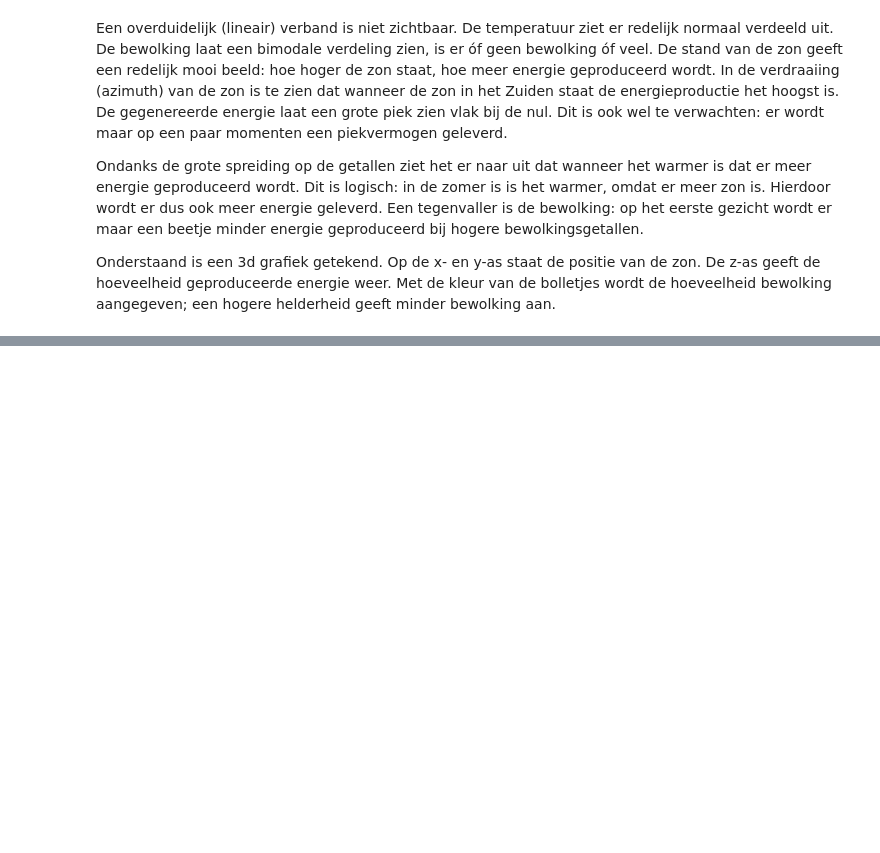
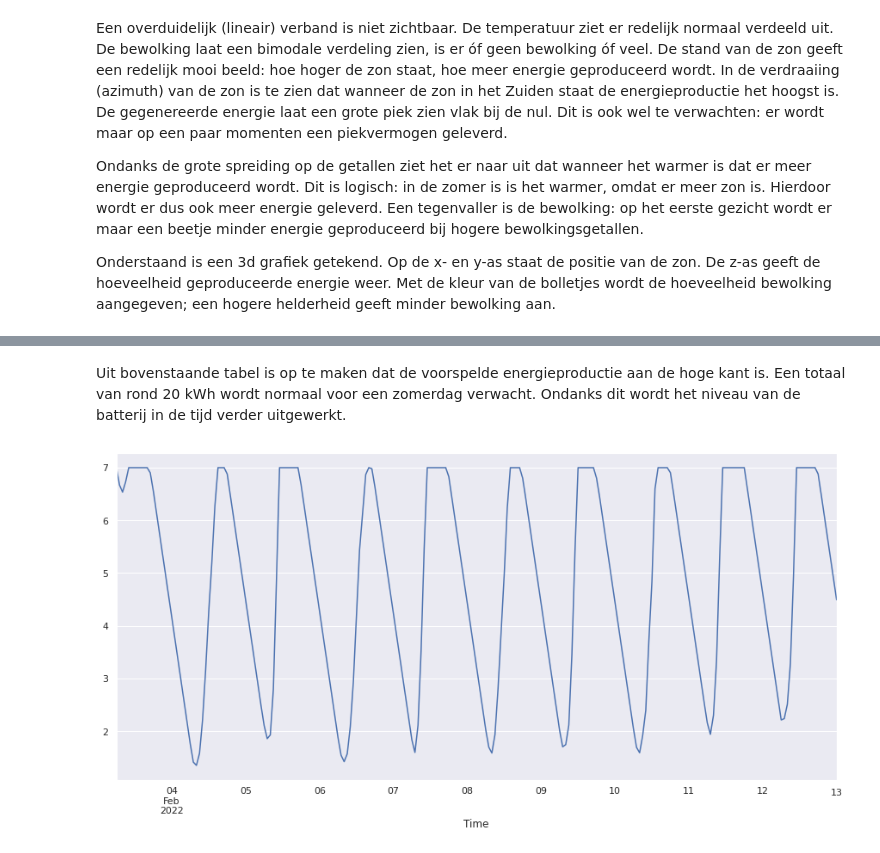
Before and after one commit to bosgnoom/data-engineer-eindopdracht, a Jupyter notebook: data_analyse.ipynb, the cells around one changed output, grey strips where cells are left out. Cells and saved outputs as stored; diff of their text form; code cells hidden in the pictures; blank space fills up the shorter version.

```diff
--- a/data_analyse.ipynb
+++ b/data_analyse.ipynb
@@ -213,0 +262,37 @@ voorspelling pas opslaan 6 uur na KNMI weersvoorspelling (ivm verversen KNMI dat
+# %% [markdown]
+Uit bovenstaande tabel is op te maken dat de voorspelde energieproductie aan de hoge kant is. Een totaal van rond 20 kWh wordt normaal voor een zomerdag verwacht. Ondanks dit wordt het niveau van de batterij in de tijd verder uitgewerkt.
+# %%
+import math
+# Nieuwe kolom aanmaken voor het niveau van de batterij,
+# beginnen met een volle (7 kWh)
+voorspelling["batterij"] = 0
+bat_kolom = voorspelling.columns.get_loc("batterij")
+voorspelling.iat[0, bat_kolom] = 7
+
+energie_kolom = voorspelling.columns.get_loc("energie_voorspelling")
+
+# Minst mooie vorm, deze mag nog beter uitgewerkt worden. Iets met .shift(1) ?
+batterij_leeg = False
+for i in range(1, len(voorspelling)):
+    # Opzoeken getallen om mee te rekenen
+    productie = voorspelling.iloc[i-1, energie_kolom]
+    accumulatie = 0 - 0.4 + productie
+    bat_vorig = voorspelling.iloc[i-1, bat_kolom]
+
+    # Nieuw batterijniveau berekenen, deze is:
+    # - maximaal (min in deze functie) 7 kWh
+    # - minimaal (max in deze functie) 0 kWh
+    bat_huidig = max(min(7, bat_vorig + accumulatie), 0)
+    if bat_huidig == 0 or batterij_leeg:
+        batterij_leeg = True
+        bat_huidig = math.nan
+
+    voorspelling.iat[i, bat_kolom] = bat_huidig
+
+fig, ax = plt.subplots(figsize=(15, 7))
+voorspelling["batterij"].plot(ax=ax);
+
+if batterij_leeg:
+    print(f'De batterij is leeg op: {max(voorspelling.dropna().index)}')
+# %% [output]
+[figure, added]
```
Also changed, not shown: parts of 15 cells of this notebook, 3 other files.
